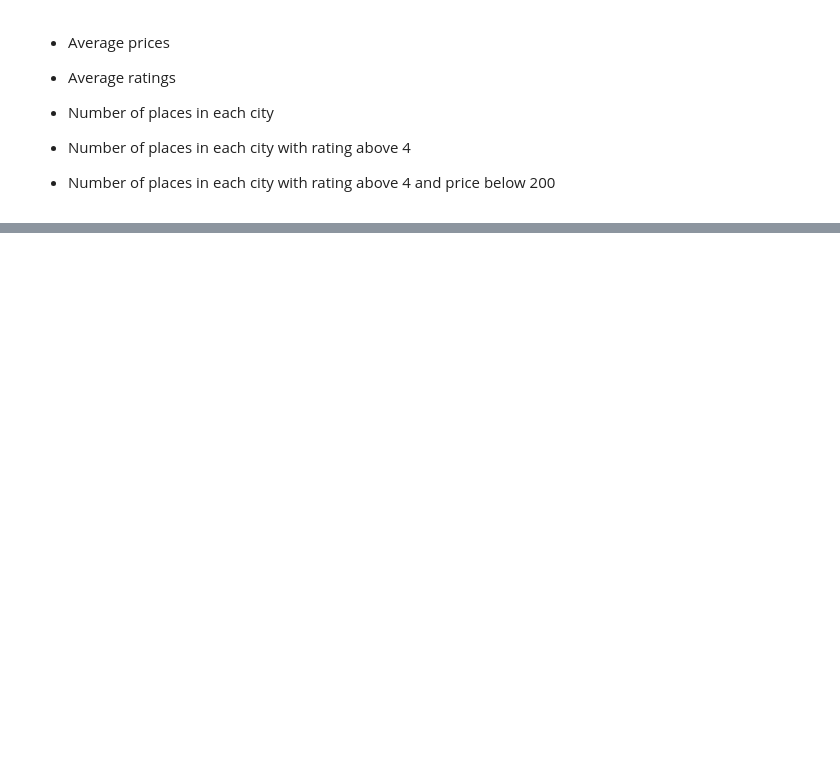
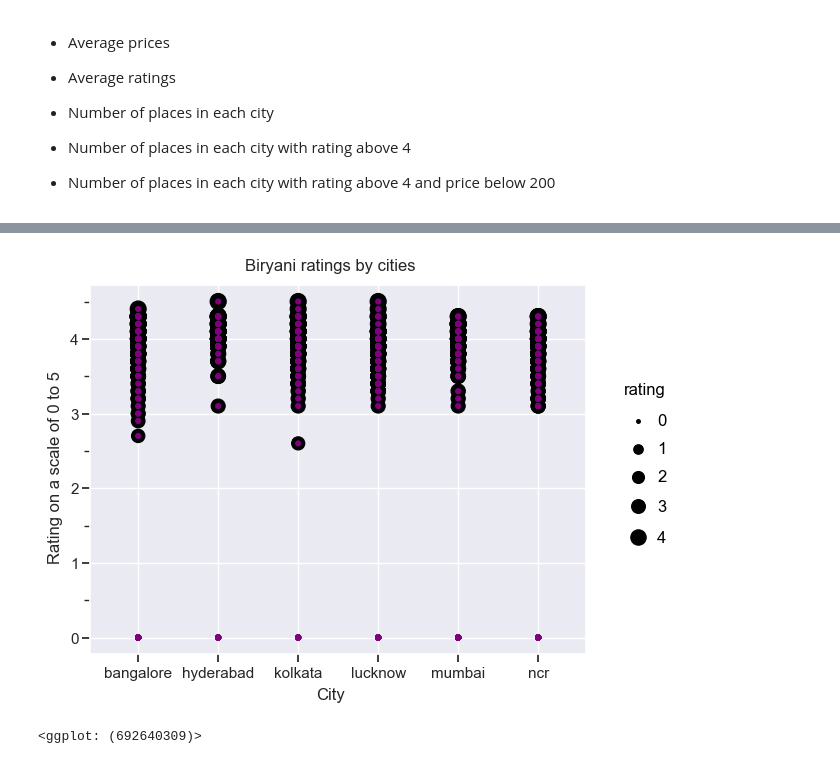
Before and after one commit to areenaarora/street-food-bluru, a Jupyter notebook: all-zomato-scrape.ipynb, the cells around one changed output, grey strips where cells are left out. Drawn from its saved outputs; the diff is of its cells as text; code cells hidden in the pictures; blank space fills up the shorter version.

```diff
--- a/all-zomato-scrape.ipynb
+++ b/all-zomato-scrape.ipynb
@@ -212,0 +409,16 @@ df
+# %%
+display(
+    ggplot(df,
+        aes('city', 'rating'))
+        + geom_point(aes(size= 'rating'))
+        + geom_point(color='purple')
+        + theme_seaborn()
+        + labs(
+            title = "Biryani ratings by cities",
+            y = "Rating on a scale of 0 to 5",
+            x = "City"
+        )
+)
+# %% [output]
+[figure, added]
+<ggplot: (692640309)>
```
Also changed, not shown: parts of 22 cells of this notebook, 1 other file.
